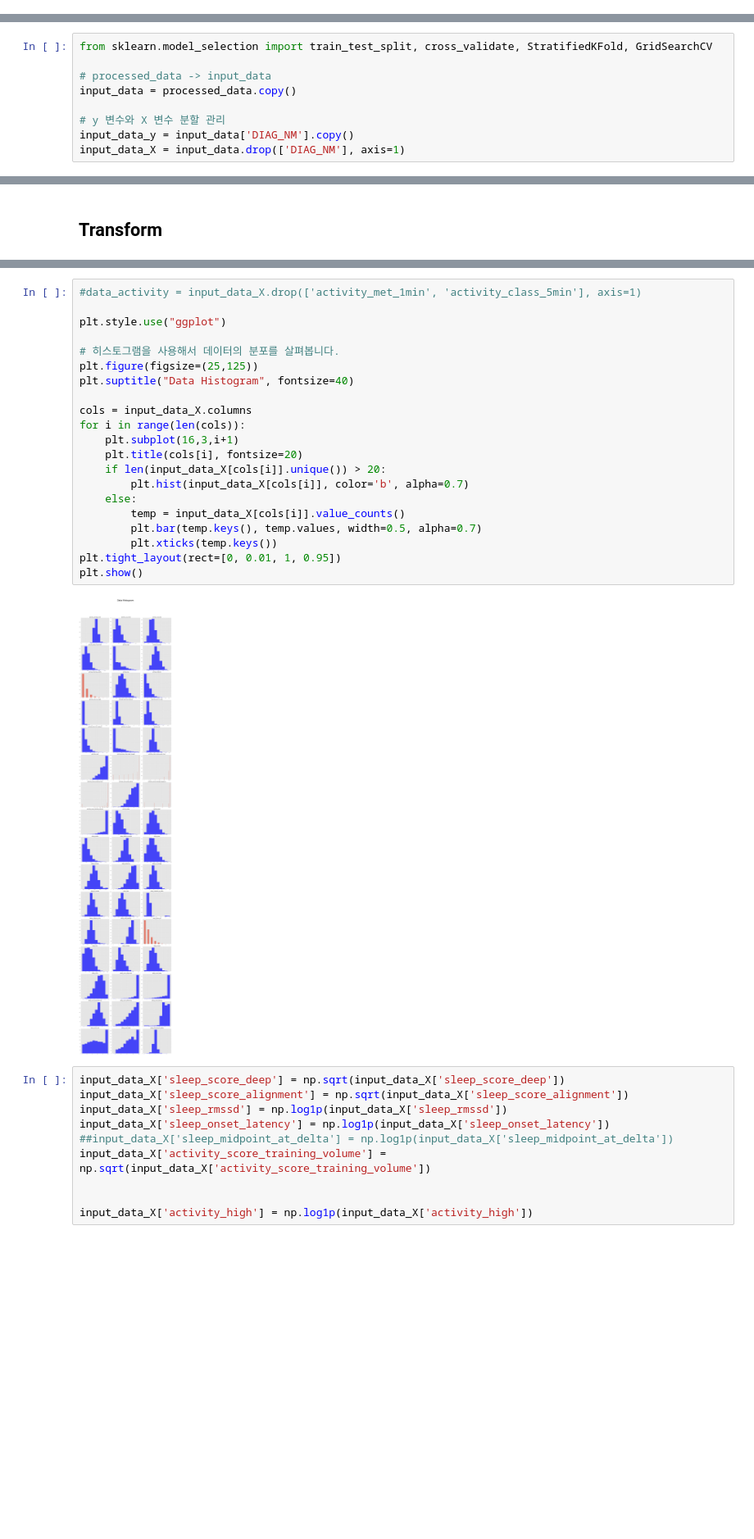
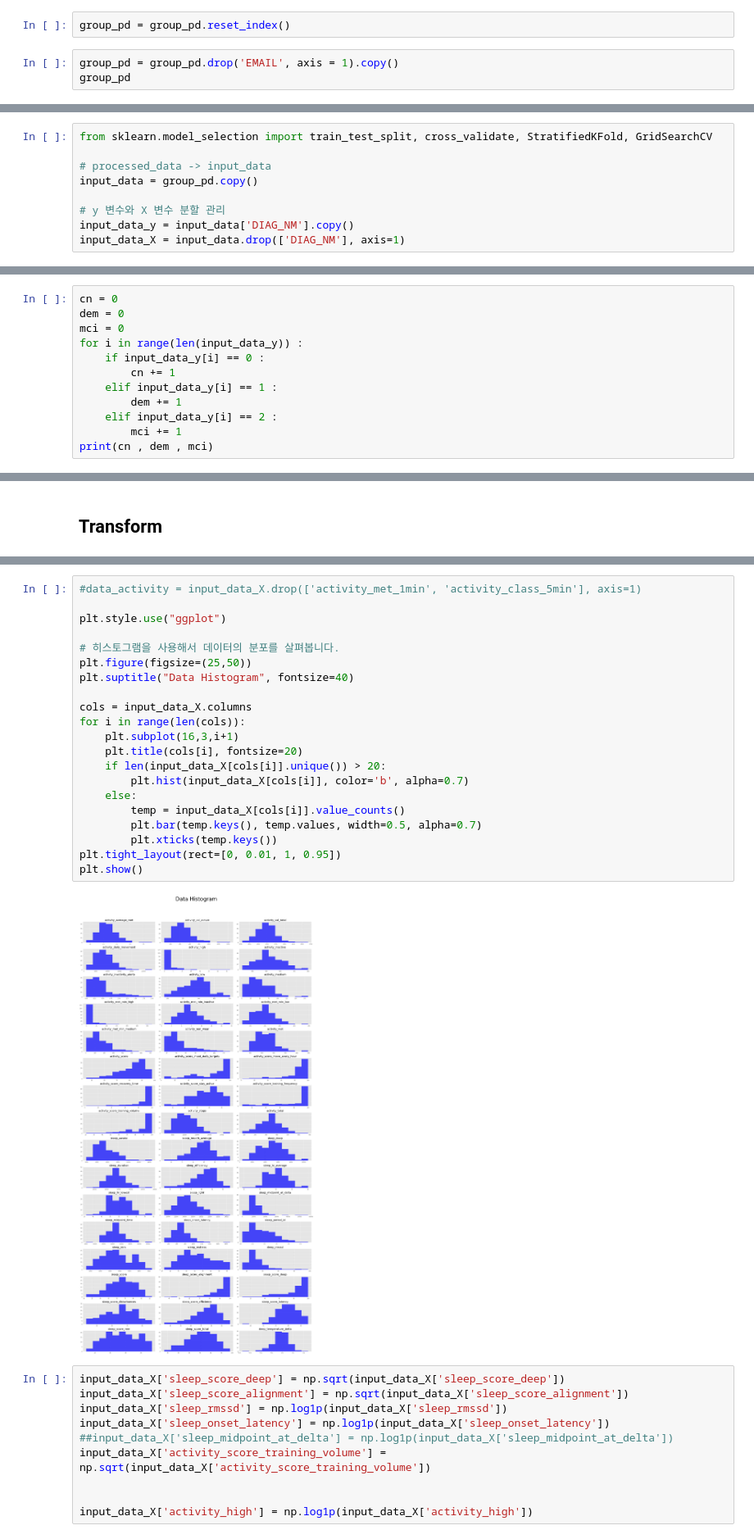
Before and after one commit to NumpyGonHey/Dementia_clf, a Jupyter notebook: donguk/DW_model.ipynb, the cells around one changed output, grey strips where cells are left out. Shown at 82% size. Cells and saved outputs as stored; diff of their text form; blank space fills up the shorter version.

```diff
--- a/donguk/DW_model.ipynb
+++ b/donguk/DW_model.ipynb
@@ -224,0 +254,5 @@ processed_data
+# %%
+group_pd = group_pd.reset_index()
+# %%
+group_pd = group_pd.drop('EMAIL', axis = 1).copy()
+group_pd
@@ -251,7 +299,7 @@ Index(['activity_average_met', 'activity_cal_active', 'activity_cal_total',
 from sklearn.model_selection import train_test_split, cross_validate, StratifiedKFold, GridSearchCV
 
 # processed_data -> input_data
-input_data = processed_data.copy()
+input_data = group_pd.copy()
 
 # y 변수와 X 변수 분할 관리
 input_data_y = input_data['DIAG_NM'].copy()
@@ -271,3 +319,15 @@ original gain_label
  ['CN' 'Dem' 'MCI']
 gain_lable label
  {0, 1, 2}
+# %%
+cn = 0
+dem = 0
+mci = 0
+for i in range(len(input_data_y)) :
+    if input_data_y[i] == 0 :
+        cn += 1
+    elif input_data_y[i] == 1 :
+        dem += 1
+    elif input_data_y[i] == 2 :
+        mci += 1
+print(cn , dem , mci)
@@ -304,26 +366,26 @@ memory usage: 3.4 MB
 # %%
 #data_activity = input_data_X.drop(['activity_met_1min', 'activity_class_5min'], axis=1)
 
 plt.style.use("ggplot")
 
 # 히스토그램을 사용해서 데이터의 분포를 살펴봅니다.
-plt.figure(figsize=(25,125))
+plt.figure(figsize=(25,50))
 plt.suptitle("Data Histogram", fontsize=40)
 
 cols = input_data_X.columns
 for i in range(len(cols)):
     plt.subplot(16,3,i+1)
     plt.title(cols[i], fontsize=20)
     if len(input_data_X[cols[i]].unique()) > 20:
         plt.hist(input_data_X[cols[i]], color='b', alpha=0.7)
     else:
         temp = input_data_X[cols[i]].value_counts()
         plt.bar(temp.keys(), temp.values, width=0.5, alpha=0.7)
         plt.xticks(temp.keys())
 plt.tight_layout(rect=[0, 0.01, 1, 0.95])
 plt.show()
 # %% [output]
-[figure, old version]
+[figure, new version]
 # %%
 input_data_X['sleep_score_deep'] = np.sqrt(input_data_X['sleep_score_deep'])
 input_data_X['sleep_score_alignment'] = np.sqrt(input_data_X['sleep_score_alignment'])
```
Also changed, not shown: parts of 29 cells of this notebook, 1 other file.
